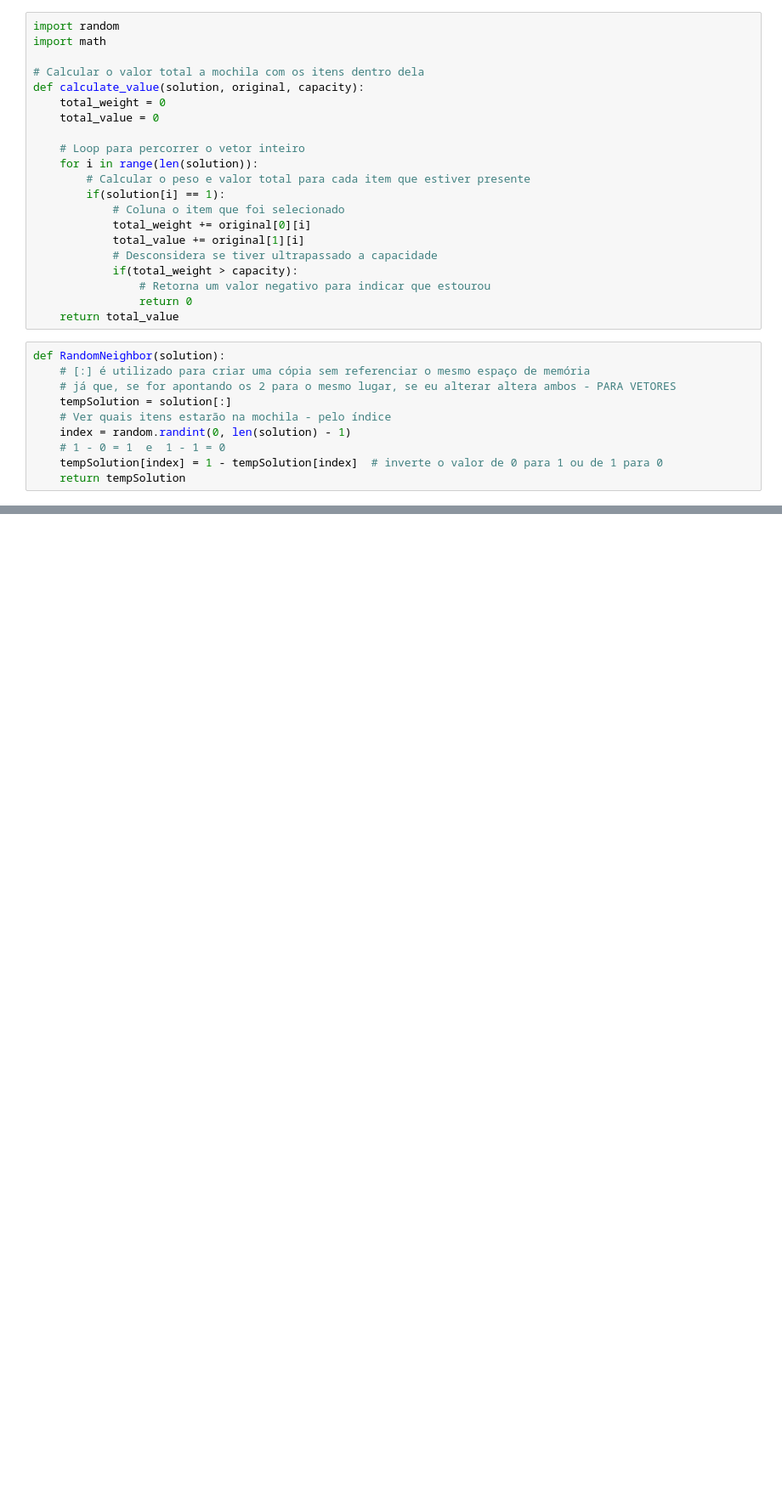
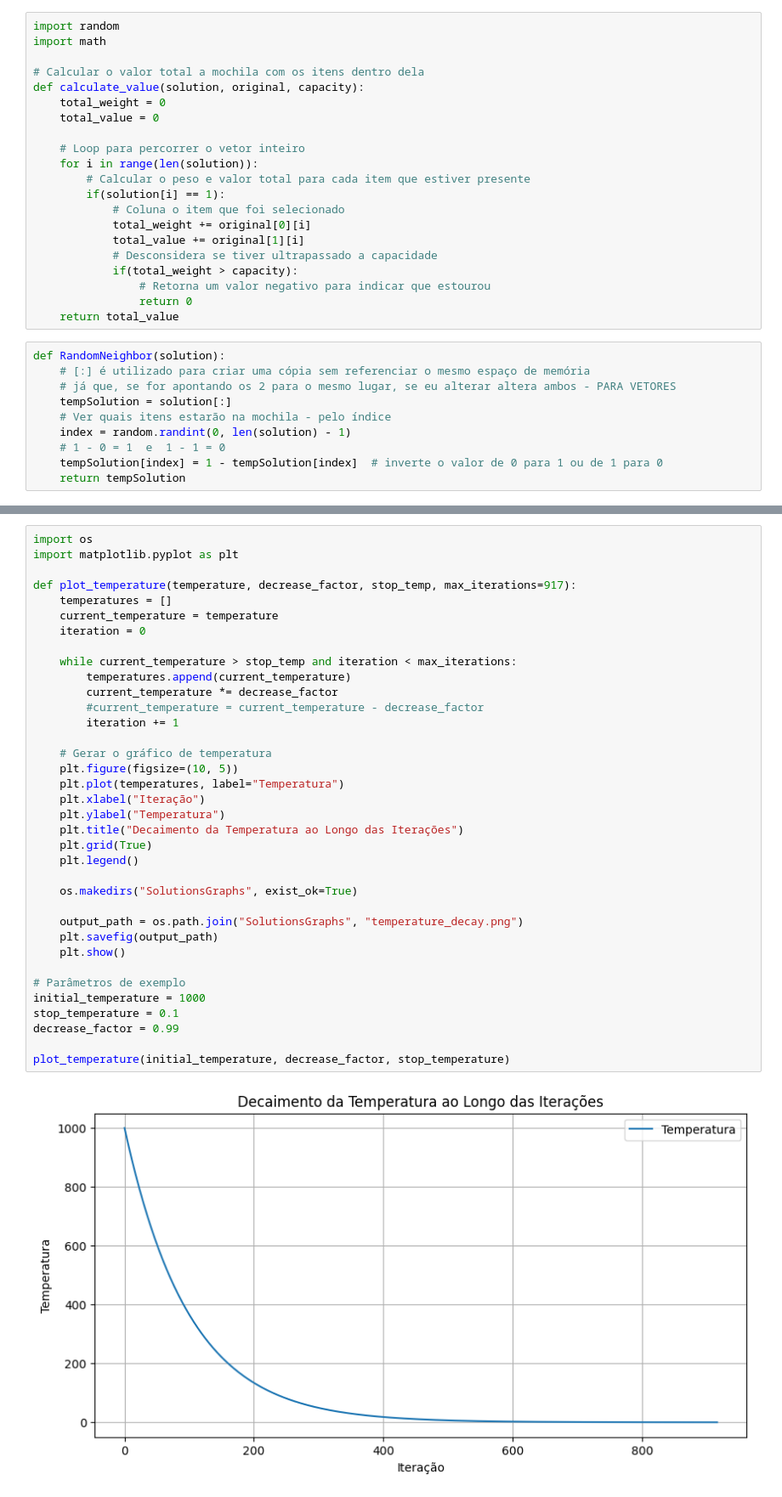
Before and after one commit to Nkamura/SI-Knapsack-problem, a Jupyter notebook: Better Alg.ipynb, the cells around one changed output, grey strips where cells are left out. Shown: that part at 85% size. Cells and saved outputs as stored; diff of their text form; blank space fills up the shorter version.

```diff
--- a/Better Alg.ipynb
+++ b/Better Alg.ipynb
@@ -439,0 +456,38 @@ plt.show()
+# %%
+import os
+import matplotlib.pyplot as plt
+
+def plot_temperature(temperature, decrease_factor, stop_temp, max_iterations=917):
+    temperatures = []
+    current_temperature = temperature
+    iteration = 0
+
+    while current_temperature > stop_temp and iteration < max_iterations:
+        temperatures.append(current_temperature)
+        current_temperature *= decrease_factor
+        #current_temperature = current_temperature - decrease_factor
+        iteration += 1
+
+    # Gerar o gráfico de temperatura
+    plt.figure(figsize=(10, 5))
+    plt.plot(temperatures, label="Temperatura")
+    plt.xlabel("Iteração")
+    plt.ylabel("Temperatura")
+    plt.title("Decaimento da Temperatura ao Longo das Iterações")
+    plt.grid(True)
+    plt.legend()
+
+    os.makedirs("SolutionsGraphs", exist_ok=True)
+
+    output_path = os.path.join("SolutionsGraphs", "temperature_decay.png")
+    plt.savefig(output_path)
+    plt.show()
+
+# Parâmetros de exemplo
+initial_temperature = 1000
+stop_temperature = 0.1
+decrease_factor = 0.99
+
+plot_temperature(initial_temperature, decrease_factor, stop_temperature)
+# %% [output]
+[figure, added]
```
Also changed, not shown: parts of 6 cells of this notebook, 5 other files.
